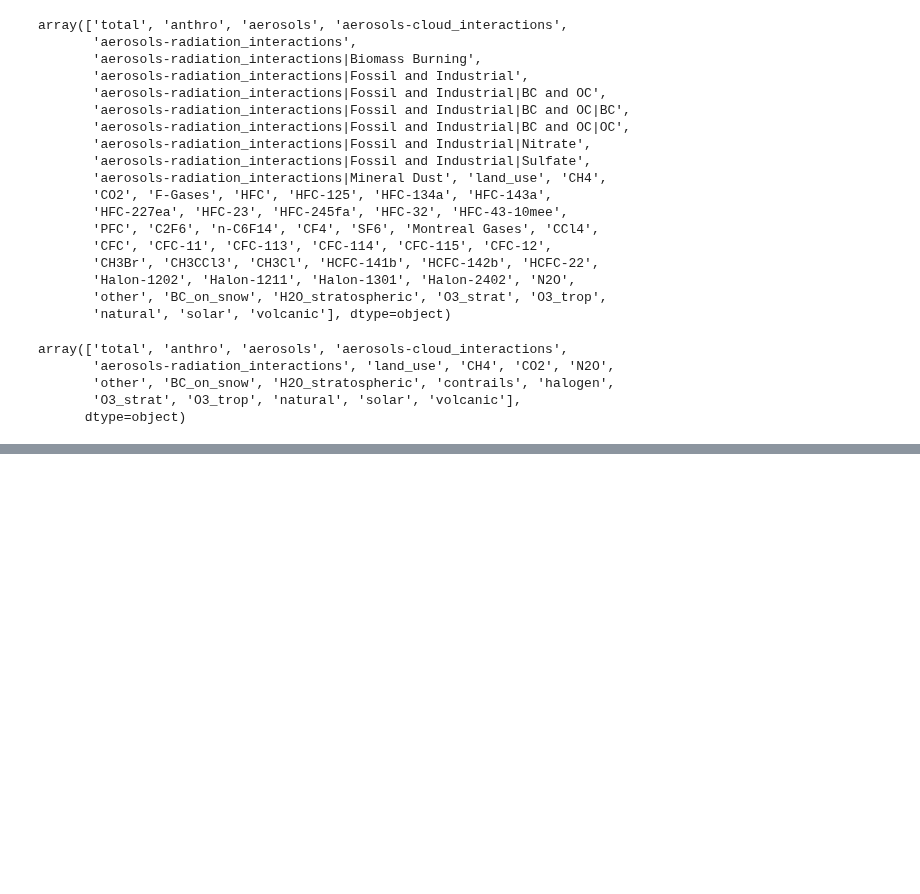
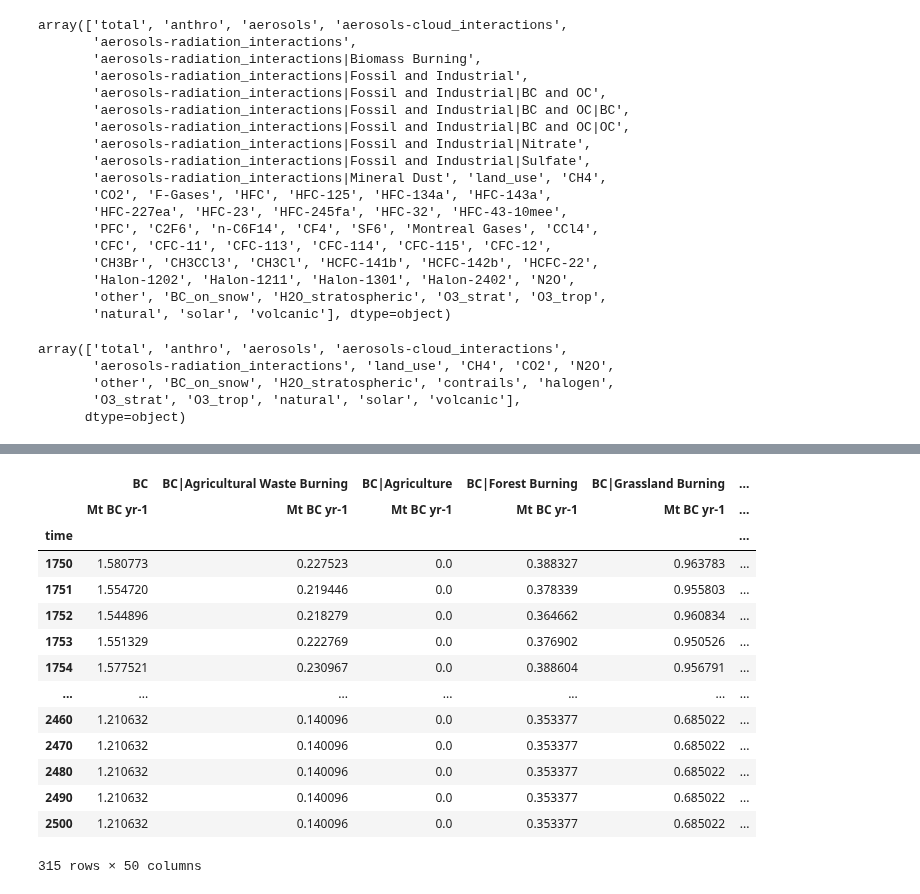
Before and after one commit to tsutsui1872/mce, a Jupyter notebook: notebook/mk_scenario_rcmip2.ipynb, the cells around one changed output, grey strips where cells are left out. Saved outputs shown, nothing was run; the diff lists cells and outputs as text; code cells hidden in the pictures; blank space fills up the shorter version.

```diff
--- a/notebook/mk_scenario_rcmip2.ipynb
+++ b/notebook/mk_scenario_rcmip2.ipynb
@@ -422,0 +411,22 @@ pd.DataFrame({k: v for k, v in grp.items()}).set_index('time')
+# %%
+cat = 'emis_afolu'
+grp = ds.file[f'{scenario}/input/{cat}']
+df = pd.DataFrame({k: v for k, v in grp.items()}).set_index('time')
+df.columns = pd.MultiIndex.from_tuples([(k, grp[k].attrs['units']) for k in df.columns])
+df
+# %% [output]
+|  | BC | BC|Agricultural Waste Burning | BC|Agriculture | BC|Forest Burning | BC|Grassland Burning | ... |
+|  | Mt BC yr-1 | Mt BC yr-1 | Mt BC yr-1 | Mt BC yr-1 | Mt BC yr-1 | ... |
+| time |  |  |  |  |  | ... |
+| 1750 | 1.580773 | 0.227523 | 0.0 | 0.388327 | 0.963783 | ... |
+| 1751 | 1.554720 | 0.219446 | 0.0 | 0.378339 | 0.955803 | ... |
+| 1752 | 1.544896 | 0.218279 | 0.0 | 0.364662 | 0.960834 | ... |
+| 1753 | 1.551329 | 0.222769 | 0.0 | 0.376902 | 0.950526 | ... |
+| 1754 | 1.577521 | 0.230967 | 0.0 | 0.388604 | 0.956791 | ... |
+| ... | ... | ... | ... | ... | ... | ... |
+| 2460 | 1.210632 | 0.140096 | 0.0 | 0.353377 | 0.685022 | ... |
+| 2470 | 1.210632 | 0.140096 | 0.0 | 0.353377 | 0.685022 | ... |
+| 2480 | 1.210632 | 0.140096 | 0.0 | 0.353377 | 0.685022 | ... |
+| 2490 | 1.210632 | 0.140096 | 0.0 | 0.353377 | 0.685022 | ... |
+| 2500 | 1.210632 | 0.140096 | 0.0 | 0.353377 | 0.685022 | ... |
+315 rows × 50 columns
```
Also changed, not shown: parts of 20 cells of this notebook.
